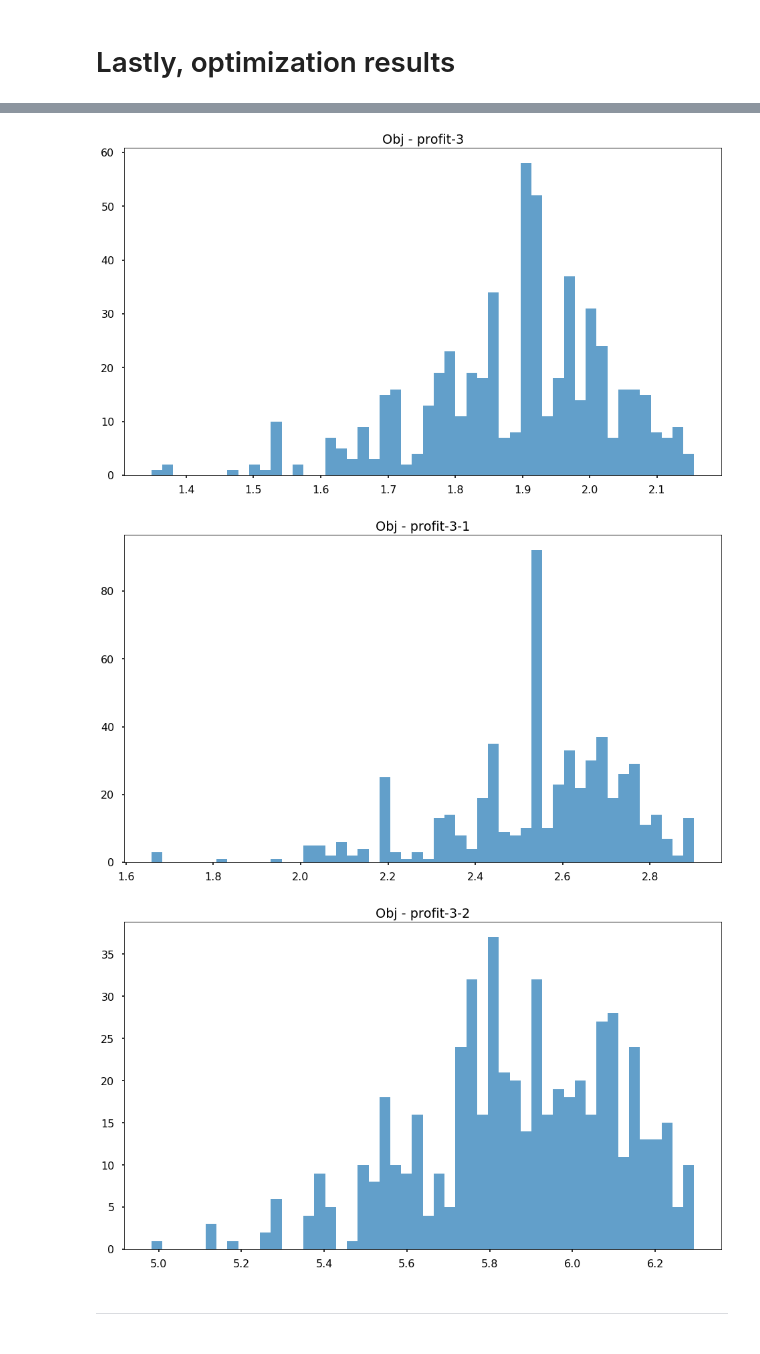
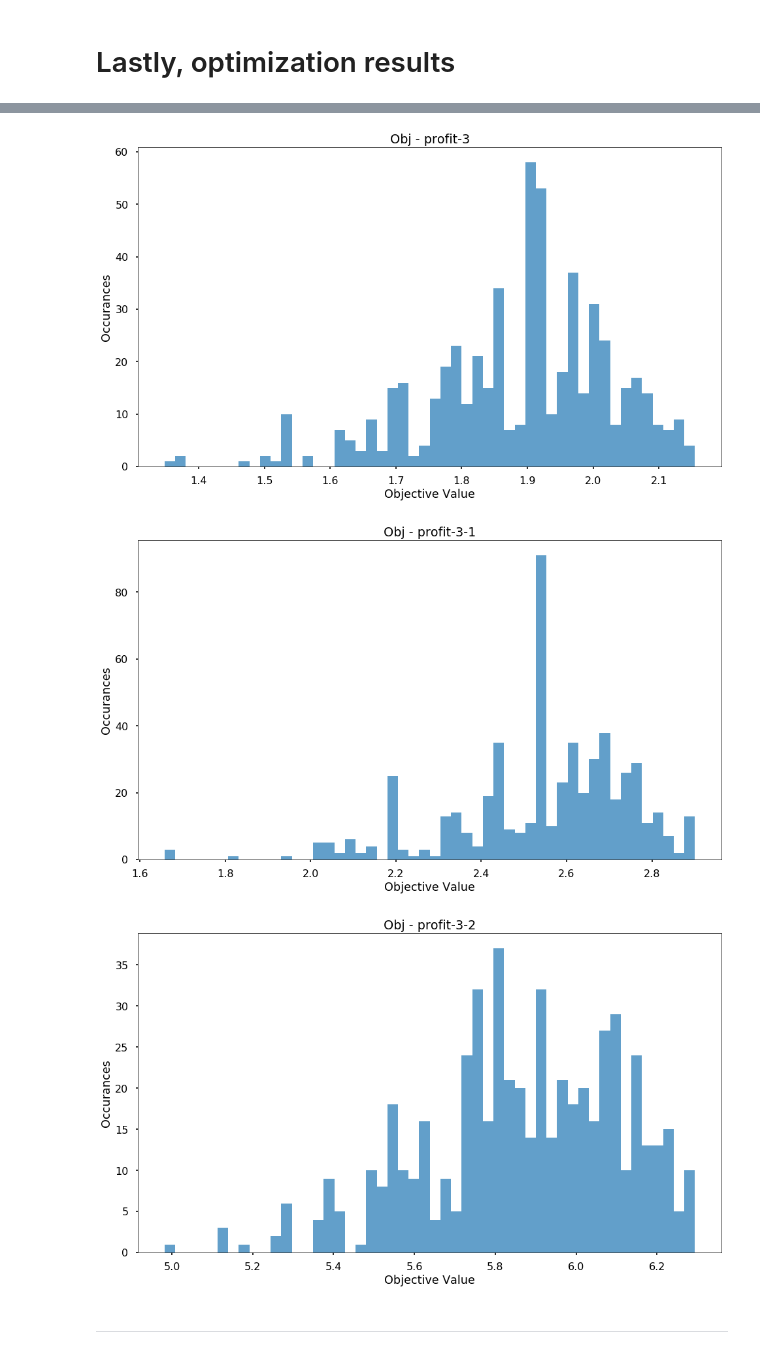
Before and after one commit to naienh/FT-Reactive-Distillation-Pyomo, a Jupyter notebook: showcase/3rd_level/Analysis-Copy1.ipynb, the cells around one changed output, grey strips where cells are left out. Cells and saved outputs as stored; diff of their text form; code cells hidden in the pictures.

```diff
--- a/showcase/3rd_level/Analysis-Copy1.ipynb
+++ b/showcase/3rd_level/Analysis-Copy1.ipynb
@@ -590,8 +597,8 @@ for j_,j in enumerate(total_runs):
 
                 if line.startswith('obj'):
                     start = 'obj '
-                    end = '\n'
-                    string = line[line.find(start)+len(start):line.rfind(end)]
+                    end = '.'
+                    string = line[line.find(start)+len(start):line.rfind(end)+4]
                     string = string.strip()
                     revenue_obj_list.append(float(string))
                     revenue_case_list.append(case)
@@ -628,8 +635,8 @@ for j_,j in enumerate(total_runs):
 
                 if line.startswith('obj'):
                     start = 'obj '
-                    end = '\n'
-                    string = line[line.find(start)+len(start):line.rfind(end)]
+                    end = '.'
+                    string = line[line.find(start)+len(start):line.rfind(end)+4]
                     string = string.strip()
                     profit_3_obj_list.append(float(string))
                     profit_3_case_list.append(case)
@@ -665,8 +672,8 @@ for j_,j in enumerate(total_runs):
 
                 if line.startswith('obj'):
                     start = 'obj '
-                    end = '\n'
-                    string = line[line.find(start)+len(start):line.rfind(end)]
+                    end = '.'
+                    string = line[line.find(start)+len(start):line.rfind(end)+4]
                     string = string.strip()
                     profit_3_1_obj_list.append(float(string))
                     profit_3_1_case_list.append(case)
@@ -703,8 +710,8 @@ for j_,j in enumerate(total_runs):
 
                 if line.startswith('obj'):
                     start = 'obj '
-                    end = '\n'
-                    string = line[line.find(start)+len(start):line.rfind(end)]
+                    end = '.'
+                    string = line[line.find(start)+len(start):line.rfind(end)+4]
                     string = string.strip()
                     profit_3_2_obj_list.append(float(string))
                     profit_3_2_case_list.append(case)
@@ -734,18 +745,26 @@ profit_3_2_case_list[np.argmax(profit_3_2_obj_list)], max(profit_3_2_obj_list)
 fig, axs = plt.subplots(figsize=(16,9))
 y, bins, patches = axs.hist(revenue_obj_list,bins=50,histtype='bar',alpha=0.7)
 axs.set_title('Obj - revenue')
+axs.set_xlabel('Objective Value')
+axs.set_ylabel('Occurances')
 
 fig, axs = plt.subplots(figsize=(16,9))
 y, bins, patches = axs.hist(profit_3_obj_list,bins=50,histtype='bar',alpha=0.7)
 axs.set_title('Obj - profit-3')
+axs.set_xlabel('Objective Value')
+axs.set_ylabel('Occurances')
 
 fig, axs = plt.subplots(figsize=(16,9))
 y, bins, patches = axs.hist(profit_3_1_obj_list,bins=50,histtype='bar',alpha=0.7)
 axs.set_title('Obj - profit-3-1')
+axs.set_xlabel('Objective Value')
+axs.set_ylabel('Occurances')
 
 fig, axs = plt.subplots(figsize=(16,9))
 y, bins, patches = axs.hist(profit_3_2_obj_list,bins=50,histtype='bar',alpha=0.7)
 axs.set_title('Obj - profit-3-2')
+axs.set_xlabel('Objective Value')
+axs.set_ylabel('Occurances')
 
 plt.show()
 # %% [output]
@@ -753,6 +772,6 @@ plt.show()
-[figure, old version]
+[figure, new version]
-[figure, old version]
+[figure, new version]
-[figure, old version]
+[figure, new version]
 # %% [markdown]
 ---
 # %% [markdown]
```
Also changed, not shown: parts of 73 cells of this notebook, 5 other files.
